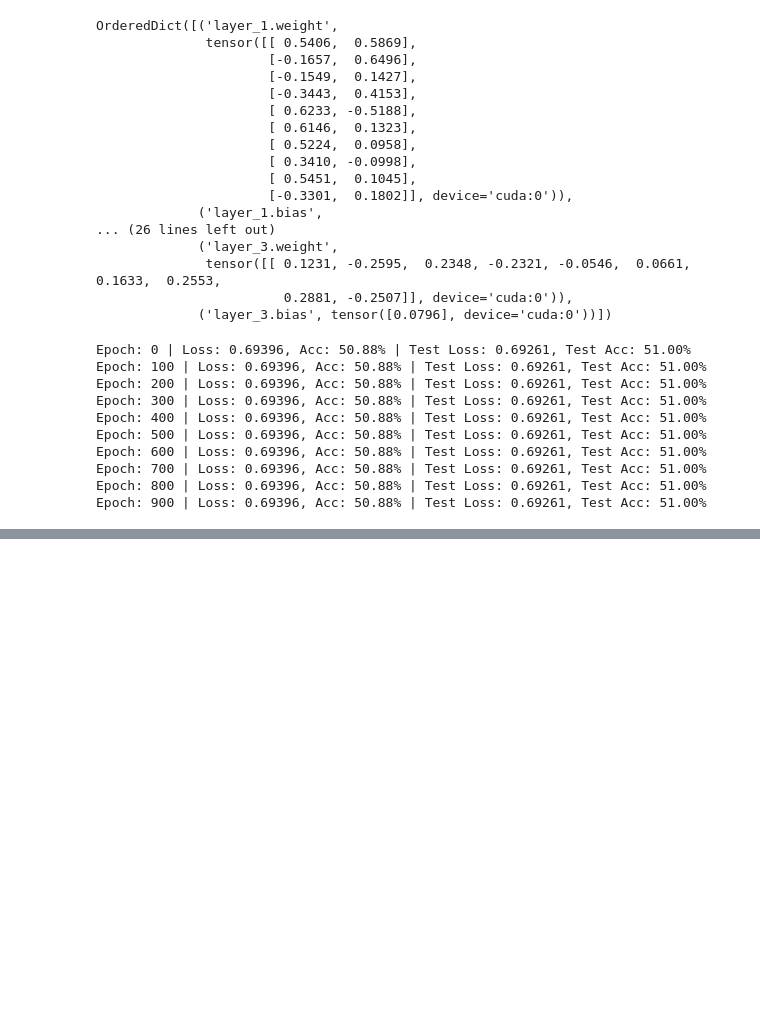
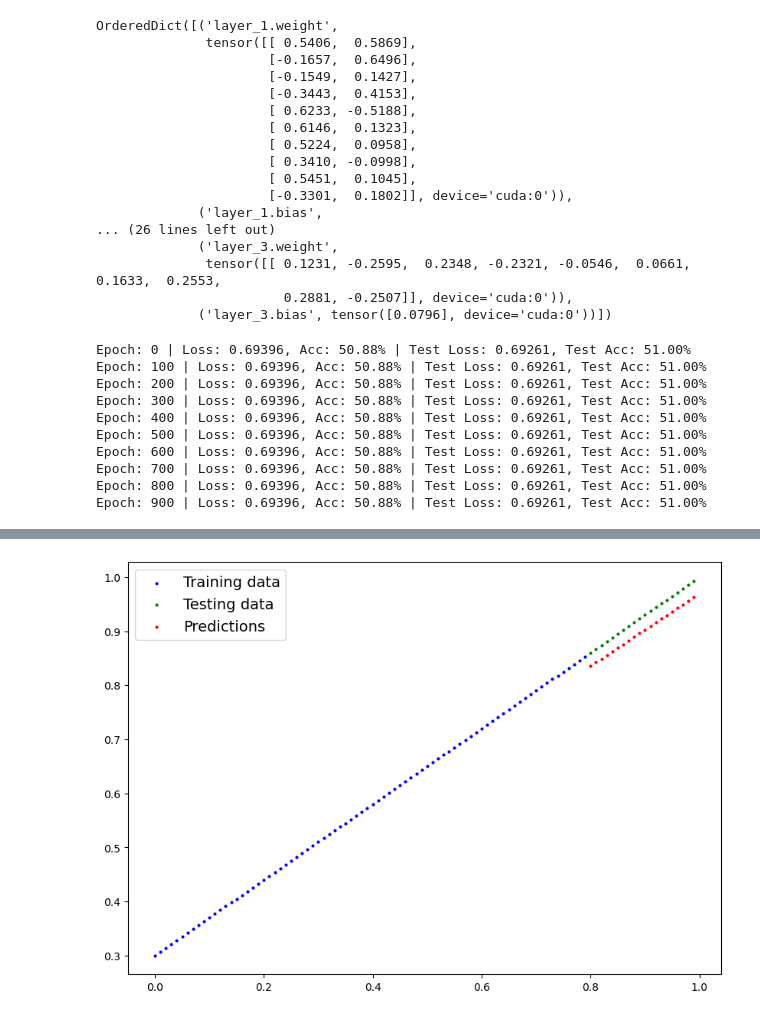
Before and after one commit to danhergir/neuralnet-, a Jupyter notebook: pytorch_neural_network_classification.ipynb, the cells around one changed output, grey strips where cells are left out. Cells and saved outputs as stored; diff of their text form; code cells hidden in the pictures; blank space fills up the shorter version.

```diff
--- a/pytorch_neural_network_classification.ipynb
+++ b/pytorch_neural_network_classification.ipynb
@@ -544,0 +654,30 @@ Epoch: 900 | Loss: 0.69396, Acc: 50.88% | Test Loss: 0.69261, Test Acc: 51.00%
+# %%
+# Train the model
+
+torch.manual_seed(42)
+torch.cuda.manual_seed(42)
+
+# Set the number of epochs
+epochs = 1000
+
+# Put the data on the target device
+X_train_regression, y_train_regression = X_train_regression.to(device), y_train_regression.to(device)
+X_test_regression, y_test_regression = X_test_regression.to(device), y_test_regression.to(device)
+
+### Training
+for epoch in range(epochs):
+  y_pred = model_2(X_train_regression)
+  loss = loss_fn(y_pred, y_train_regression)
+  optimizer.zero_grad()
+  loss.backward()
+  optimizer.step()
+
+  # Testing
+  model_2.eval()
+  with torch.inference_mode():
+    test_pred = model_2(X_test_regression)
+    test_loss = loss_fn(test_pred, y_test_regression)
+
+  # Print out what's going on
+  if epoch % 100 == 0:
+    print(f"Epoch: {epoch} | Train loss: {loss:.5f}, Test loss: {test_loss:.5f}")
@@ -544,0 +695,17 @@ Epoch: 900 | Loss: 0.69396, Acc: 50.88% | Test Loss: 0.69261, Test Acc: 51.00%
+# %%
+# Turn on evaluation mode
+model_2.eval()
+
+# Make predictions (inference)
+with torch.inference_mode():
+    y_preds = model_2(X_test_regression)
+
+# Plot data and predictions with data on the CPU (matplotlib can't handle data on the GPU)
+# (try removing .cpu() from one of the below and see what happens)
+plot_predictions(train_data=X_train_regression.cpu(),
+                 train_labels=y_train_regression.cpu(),
+                 test_data=X_test_regression.cpu(),
+                 test_labels=y_test_regression.cpu(),
+                 predictions=y_preds.cpu());
+# %% [output]
+[figure, added]
```
Also changed, not shown: parts of 18 cells of this notebook.
